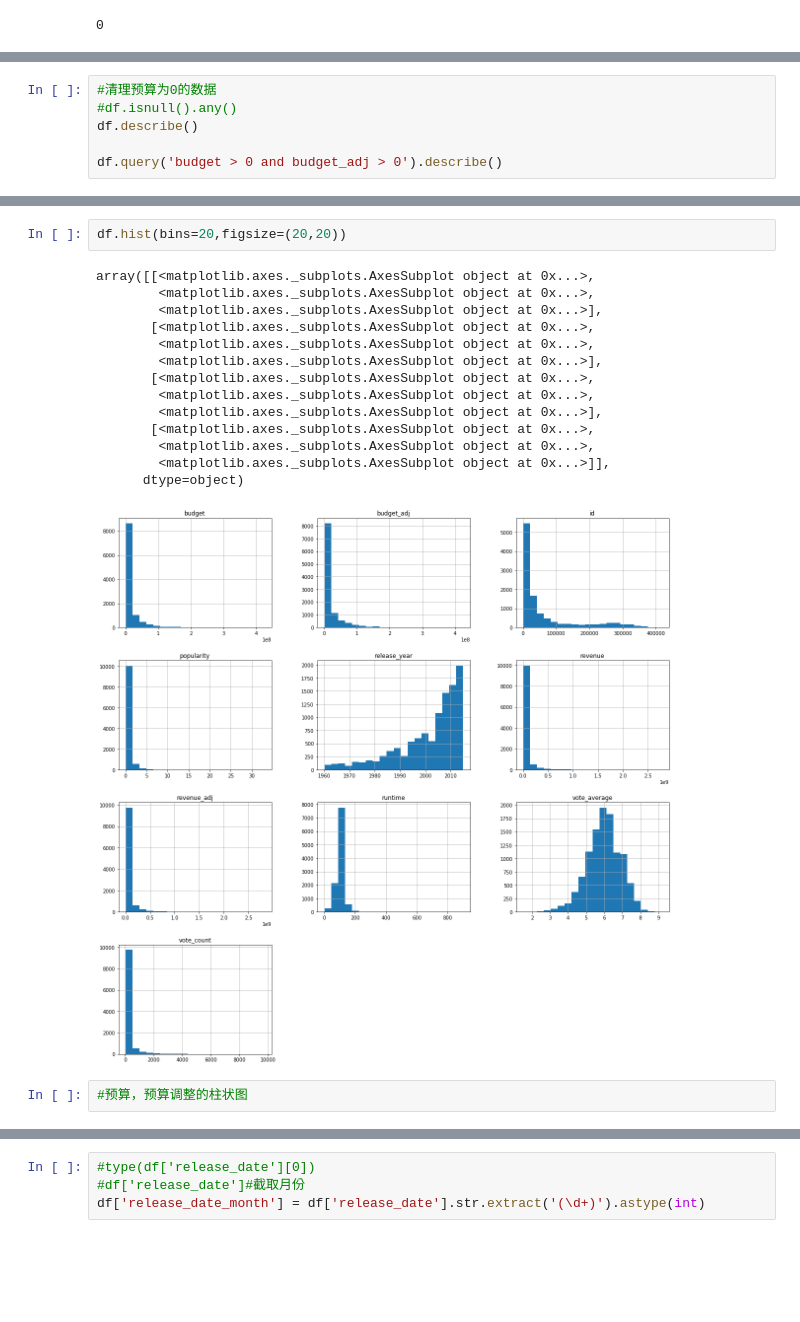
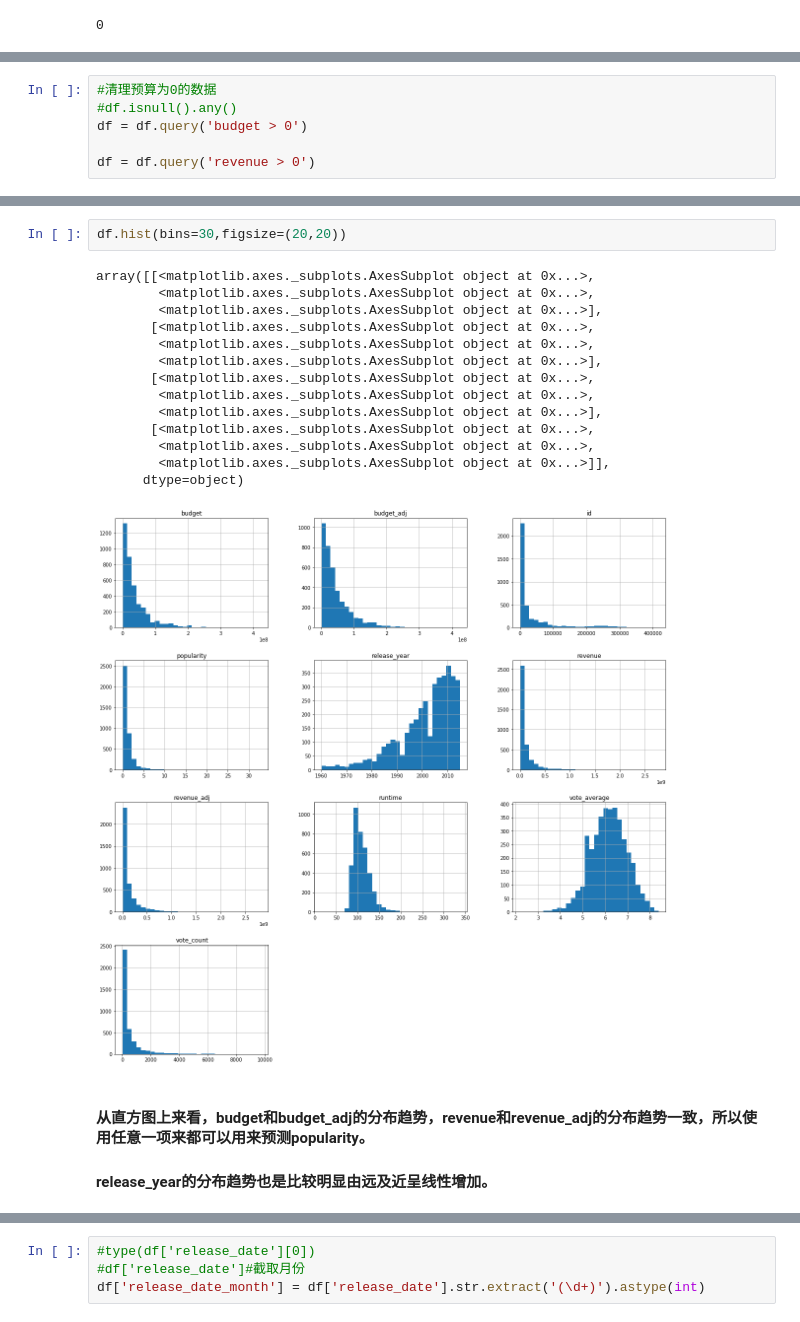
Before and after one commit to yuanguanjinkan/tongguan3, a Jupyter notebook: myWork.ipynb, the cells around one changed output, grey strips where cells are left out. Drawn from its saved outputs; the diff is of its cells as text; blank space fills up the shorter version.

```diff
--- a/myWork.ipynb
+++ b/myWork.ipynb
@@ -57,6 +96,6 @@ df.duplicated().sum()#计算重复行数据
 # %%
 #清理预算为0的数据
 #df.isnull().any()
-df.describe()
+df = df.query('budget > 0')
 
-df.query('budget > 0 and budget_adj > 0').describe()
+df = df.query('revenue > 0')
@@ -73,19 +114,20 @@ df.query('budget > 0 and budget_adj > 0').describe()
 # %%
-df.hist(bins=20,figsize=(20,20))
+df.hist(bins=30,figsize=(20,20))
 # %% [output]
 array([[<matplotlib.axes._subplots.AxesSubplot object at 0x...>,
         <matplotlib.axes._subplots.AxesSubplot object at 0x...>,
         <matplotlib.axes._subplots.AxesSubplot object at 0x...>],
        [<matplotlib.axes._subplots.AxesSubplot object at 0x...>,
         <matplotlib.axes._subplots.AxesSubplot object at 0x...>,
         <matplotlib.axes._subplots.AxesSubplot object at 0x...>],
        [<matplotlib.axes._subplots.AxesSubplot object at 0x...>,
         <matplotlib.axes._subplots.AxesSubplot object at 0x...>,
         <matplotlib.axes._subplots.AxesSubplot object at 0x...>],
        [<matplotlib.axes._subplots.AxesSubplot object at 0x...>,
         <matplotlib.axes._subplots.AxesSubplot object at 0x...>,
         <matplotlib.axes._subplots.AxesSubplot object at 0x...>]],
       dtype=object)
-[figure, old version]
+[figure, new version]
-# %%
-#预算，预算调整的柱状图
+# %% [markdown]
+####  从直方图上来看，budget和budget_adj的分布趋势，revenue和revenue_adj的分布趋势一致，所以使用任意一项来都可以用来预测popularity。
+#### release_year的分布趋势也是比较明显由远及近呈线性增加。
```
Also changed, not shown: parts of 29 cells of this notebook, 1 other file.
